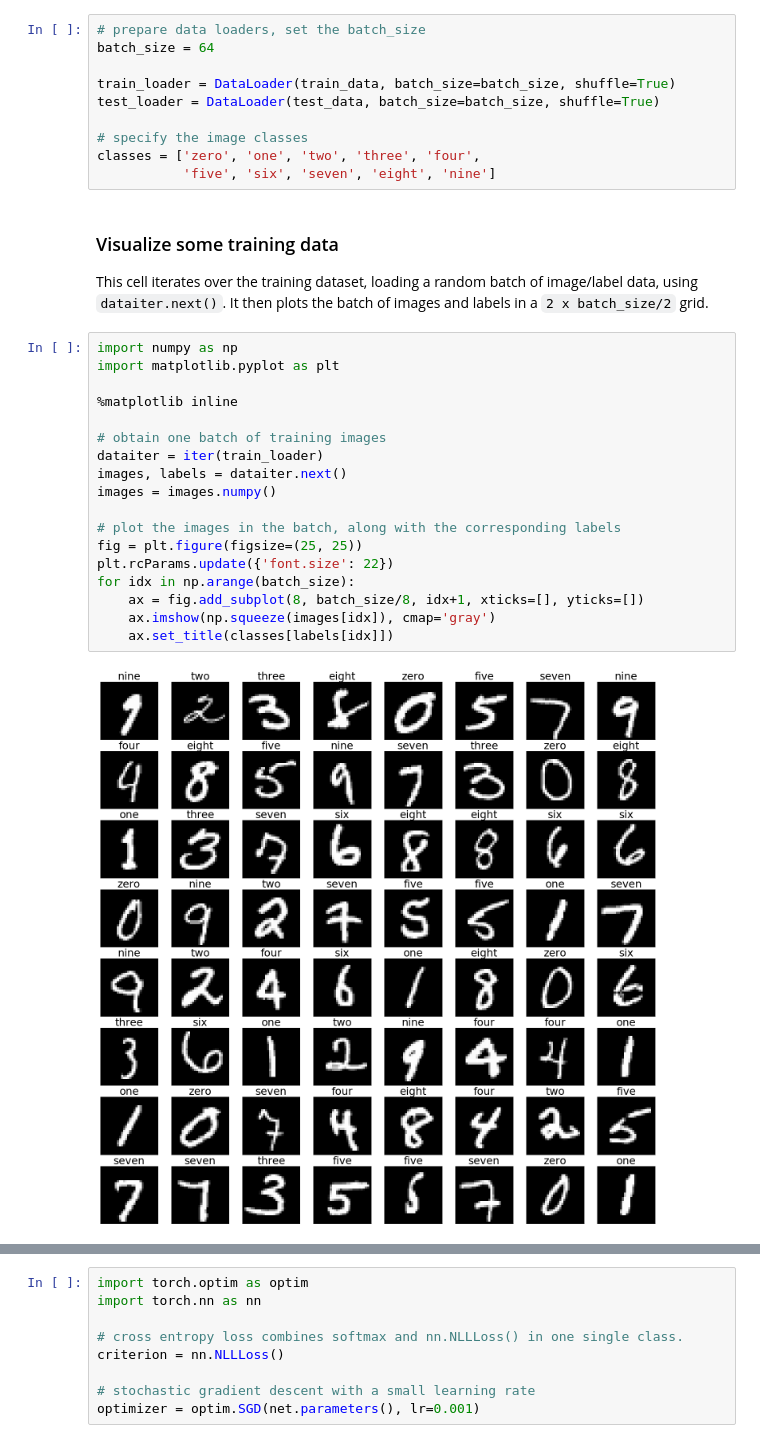
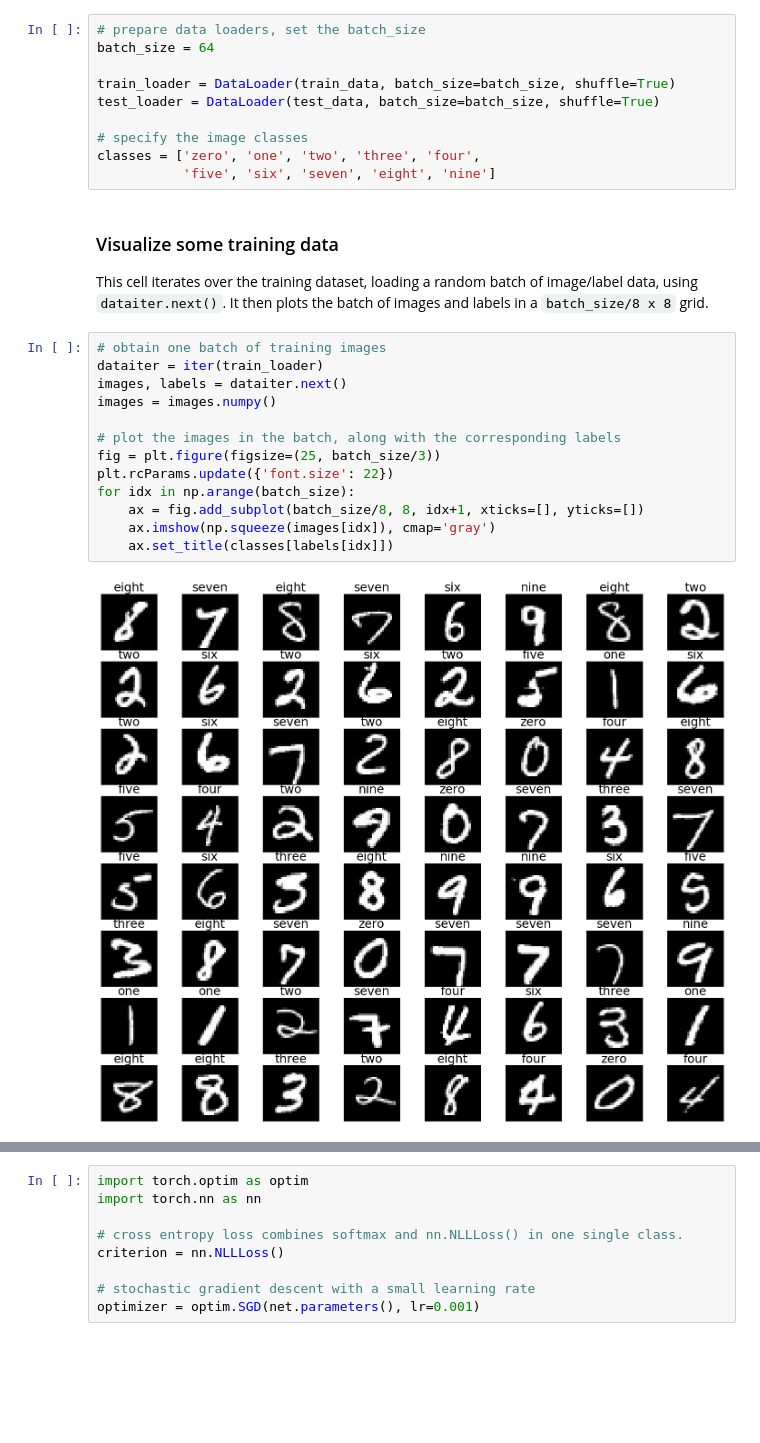
Before and after one commit to zrsmithson/MNIST-digits, a Jupyter notebook: MNIST.ipynb, the cells around one changed output, grey strips where cells are left out. Drawn from its saved outputs; the diff is of its cells as text; blank space fills up the shorter version.

```diff
--- a/MNIST.ipynb
+++ b/MNIST.ipynb
@@ -51,24 +51,19 @@ classes = ['zero', 'one', 'two', 'three', 'four',
 # %% [markdown]
 ### Visualize some training data
 
-This cell iterates over the training dataset, loading a random batch of image/label data, using `dataiter.next()`. It then plots the batch of images and labels in a `2 x batch_size/2` grid.
+This cell iterates over the training dataset, loading a random batch of image/label data, using `dataiter.next()`. It then plots the batch of images and labels in a `batch_size/8 x 8` grid.
 # %%
-import numpy as np
-import matplotlib.pyplot as plt
-
-%matplotlib inline
-
 # obtain one batch of training images
 dataiter = iter(train_loader)
 images, labels = dataiter.next()
 images = images.numpy()
 
 # plot the images in the batch, along with the corresponding labels
-fig = plt.figure(figsize=(25, 25))
+fig = plt.figure(figsize=(25, batch_size/3))
 plt.rcParams.update({'font.size': 22})
 for idx in np.arange(batch_size):
-    ax = fig.add_subplot(8, batch_size/8, idx+1, xticks=[], yticks=[])
+    ax = fig.add_subplot(batch_size/8, 8, idx+1, xticks=[], yticks=[])
     ax.imshow(np.squeeze(images[idx]), cmap='gray')
     ax.set_title(classes[labels[idx]])
 # %% [output]
-[figure, old version]
+[figure, new version]
```
Also changed, not shown: parts of 26 cells of this notebook, 3 other files.
